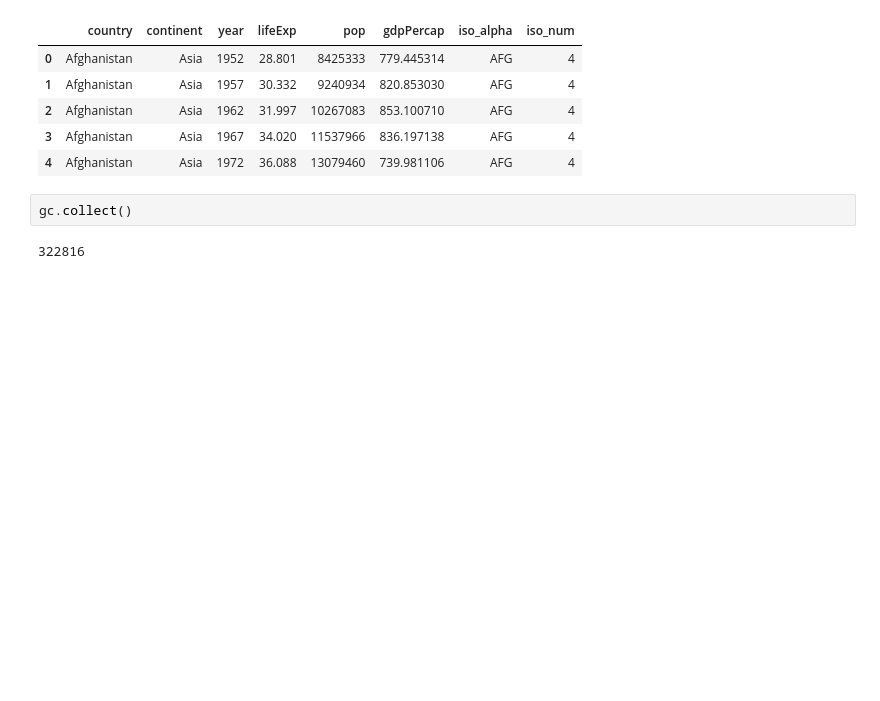
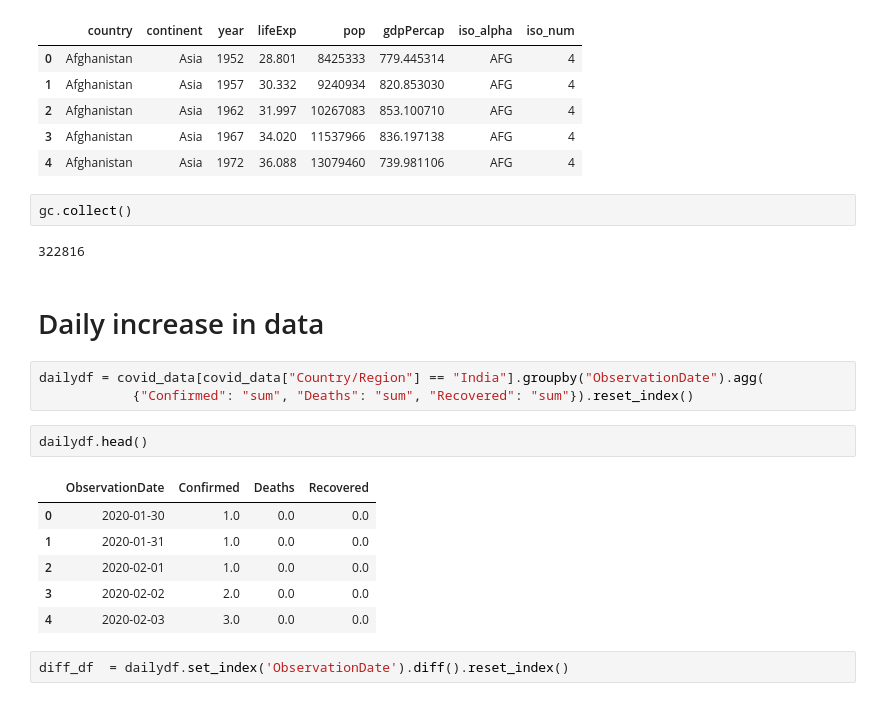
Before and after one commit to eeshsingh123/Covid19_Analysis, a Jupyter notebook: concepts/covid_19_analysis_wordwide.ipynb, the cells around one changed output. Drawn from its saved outputs; the diff is of its cells as text; blank space fills up the shorter version.

```diff
--- a/concepts/covid_19_analysis_wordwide.ipynb
+++ b/concepts/covid_19_analysis_wordwide.ipynb
@@ -762,3 +783,19 @@ px.data.gapminder().head()
 gc.collect()
 # %% [output]
 322816
+# %% [markdown]
+# Daily increase in data
+# %%
+dailydf = covid_data[covid_data["Country/Region"] == "India"].groupby("ObservationDate").agg(
+            {"Confirmed": "sum", "Deaths": "sum", "Recovered": "sum"}).reset_index()
+# %%
+dailydf.head()
+# %% [output]
+|  | ObservationDate | Confirmed | Deaths | Recovered |
+| 0 | 2020-01-30 | 1.0 | 0.0 | 0.0 |
+| 1 | 2020-01-31 | 1.0 | 0.0 | 0.0 |
+| 2 | 2020-02-01 | 1.0 | 0.0 | 0.0 |
+| 3 | 2020-02-02 | 2.0 | 0.0 | 0.0 |
+| 4 | 2020-02-03 | 3.0 | 0.0 | 0.0 |
+# %%
+diff_df  = dailydf.set_index('ObservationDate').diff().reset_index()
```
Also changed, not shown: parts of 9 cells of this notebook, 3 other files.
